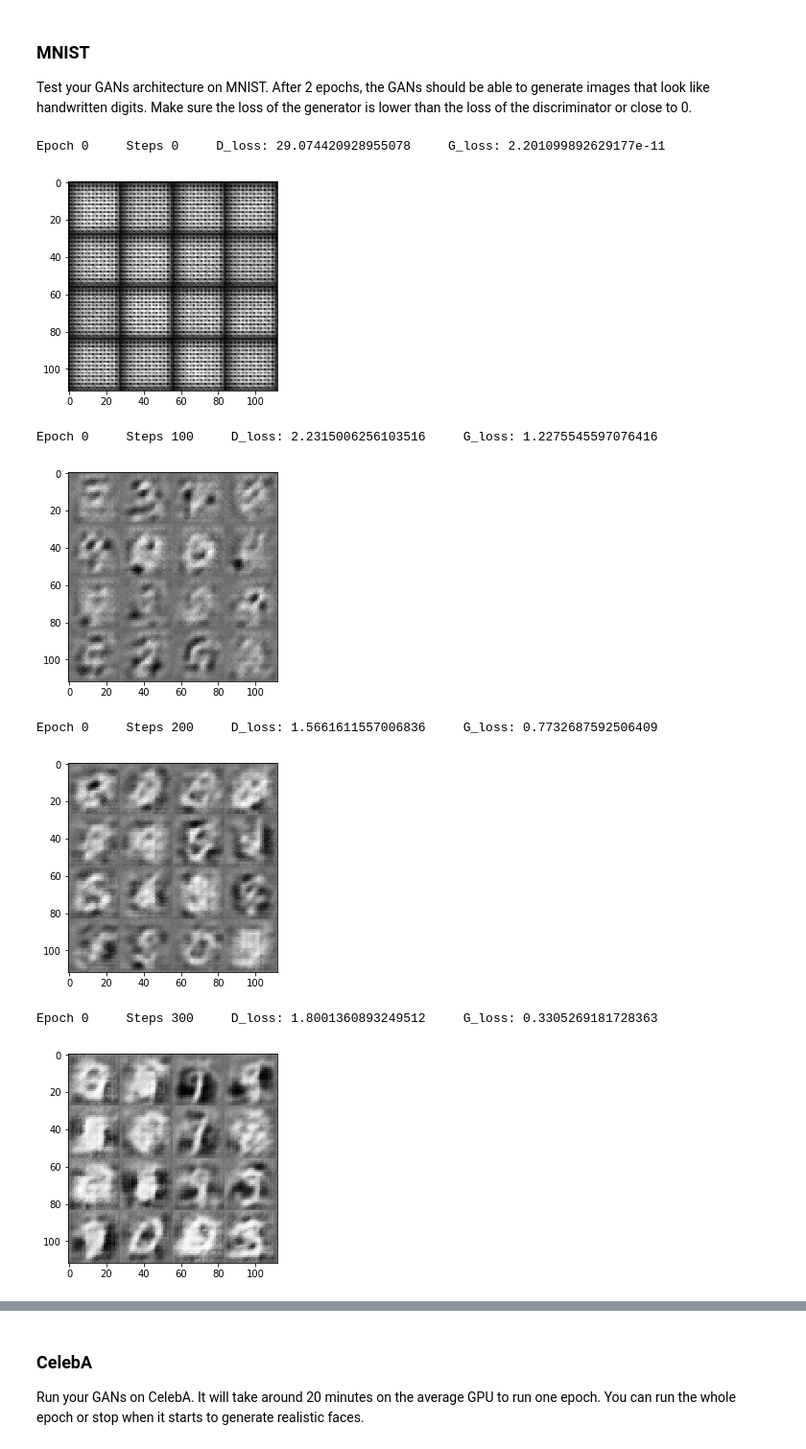
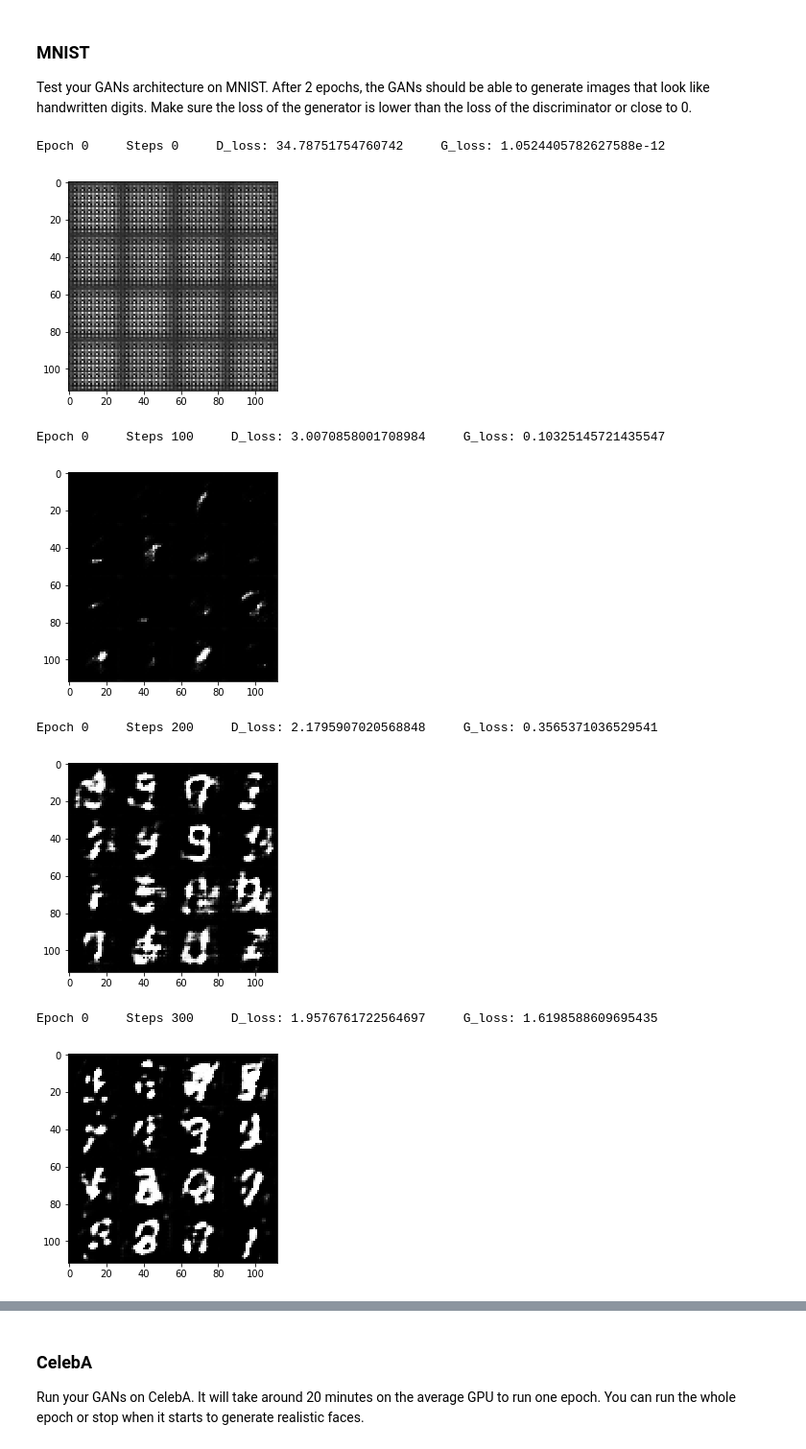
Before and after one commit to helloworld2394/dlnd_face_gen, a Jupyter notebook: dlnd_face_generation.ipynb, the cells around one changed output, grey strips where cells are left out. Shown at 96% size. Saved outputs shown, nothing was run; the diff lists cells and outputs as text; code cells hidden in the pictures.

```diff
--- a/dlnd_face_generation.ipynb
+++ b/dlnd_face_generation.ipynb
@@ -191,7 +191,6 @@ def generator(z, out_channel_dim, is_train=True):
 
         d1 = tf.layers.dense(z, 7*7*512, kernel_initializer=tf.contrib.layers.xavier_initializer())
         d1 = tf.reshape(d1, (-1, 7, 7, 512))
-        d1 = tf.layers.batch_normalization(d1, training=is_train)
         d1 = tf.nn.leaky_relu(d1)
 
         c2 = tf.layers.conv2d_transpose(d1, 256,  5, strides=2, padding='same', kernel_initializer=tf.contrib.layers.xavier_initializer())
@@ -268,8 +267,9 @@ def model_opt(d_loss, g_loss, learning_rate, beta1):
     var = tf.trainable_variables()
     G_var = tf.get_collection(tf.GraphKeys.TRAINABLE_VARIABLES, scope='generator')
     D_var = tf.get_collection(tf.GraphKeys.TRAINABLE_VARIABLES, scope='discriminator')
-    G_trn = tf.train.AdamOptimizer(learning_rate=learning_rate, beta1=beta1).minimize(g_loss, var_list=G_var)
-    D_trn = tf.train.AdamOptimizer(learning_rate=learning_rate, beta1=beta1).minimize(d_loss, var_list=D_var)
+    with tf.control_dependencies(tf.get_collection(tf.GraphKeys.UPDATE_OPS)):
+        G_trn = tf.train.AdamOptimizer(learning_rate=learning_rate, beta1=beta1).minimize(g_loss, var_list=G_var)
+        D_trn = tf.train.AdamOptimizer(learning_rate=learning_rate, beta1=beta1).minimize(d_loss, var_list=D_var)
     return D_trn, G_trn
 
 
@@ -352,7 +352,6 @@ def train(epoch_count, batch_size, z_dim, learning_rate, beta1, get_batches, dat
                 _ = sess.run(D_optim, feed_dict={img: batch_images, z: zVec, lr: learning_rate})
                 _ = sess.run(G_optim, feed_dict={img: batch_images, z: zVec, lr: learning_rate})
                 _ = sess.run(G_optim, feed_dict={img: batch_images, z: zVec, lr: learning_rate})
-                _ = sess.run(G_optim, feed_dict={img: batch_images, z: zVec, lr: learning_rate})
 
                 if steps % 100 == 0:
                     loss_d_for_print = D_loss.eval({img: batch_images, z: zVec, lr: learning_rate})
@@ -370,25 +369,25 @@ Test your GANs architecture on MNIST.  After 2 epochs, the GANs should be able t
 # %%
 batch_size = 64
 z_dim = 80
-learning_rate = 0.0008
-beta1 = 0.5
+learning_rate = 0.001
+beta1 = 0.08
 
 
 """
 DON'T MODIFY ANYTHING IN THIS CELL THAT IS BELOW THIS LINE
 """
 epochs = 2
 
 mnist_dataset = helper.Dataset('mnist', glob(os.path.join(data_dir, 'mnist/*.jpg')))
 with tf.Graph().as_default():
     train(epochs, batch_size, z_dim, learning_rate, beta1, mnist_dataset.get_batches,
           mnist_dataset.shape, mnist_dataset.image_mode)
 # %% [output]
-Epoch 0     Steps 0     D_loss: 29.074420928955078     G_loss: 2.201099892629177e-11
+Epoch 0     Steps 0     D_loss: 34.78751754760742     G_loss: 1.0524405782627588e-12
-[figure, old version]
+[figure, new version]
-Epoch 0     Steps 100     D_loss: 2.2315006256103516     G_loss: 1.2275545597076416
+Epoch 0     Steps 100     D_loss: 3.0070858001708984     G_loss: 0.10325145721435547
-[figure, old version]
+[figure, new version]
-Epoch 0     Steps 200     D_loss: 1.5661611557006836     G_loss: 0.7732687592506409
+Epoch 0     Steps 200     D_loss: 2.1795907020568848     G_loss: 0.3565371036529541
-[figure, old version]
+[figure, new version]
-Epoch 0     Steps 300     D_loss: 1.8001360893249512     G_loss: 0.3305269181728363
+Epoch 0     Steps 300     D_loss: 1.9576761722564697     G_loss: 1.6198588609695435
-[figure, old version]
+[figure, new version]
```
Also changed, not shown: parts of 2 cells of this notebook, 1 other file.
